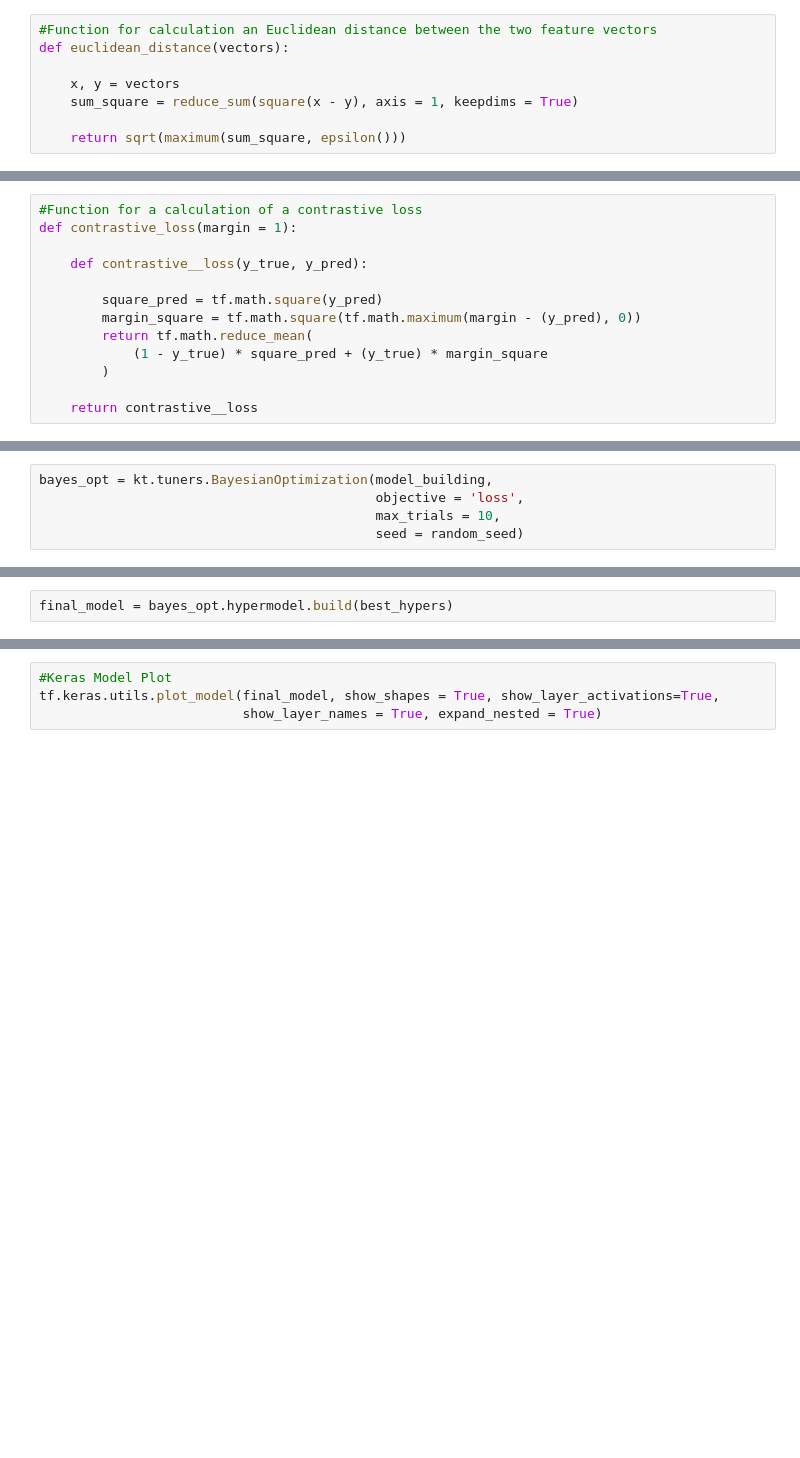
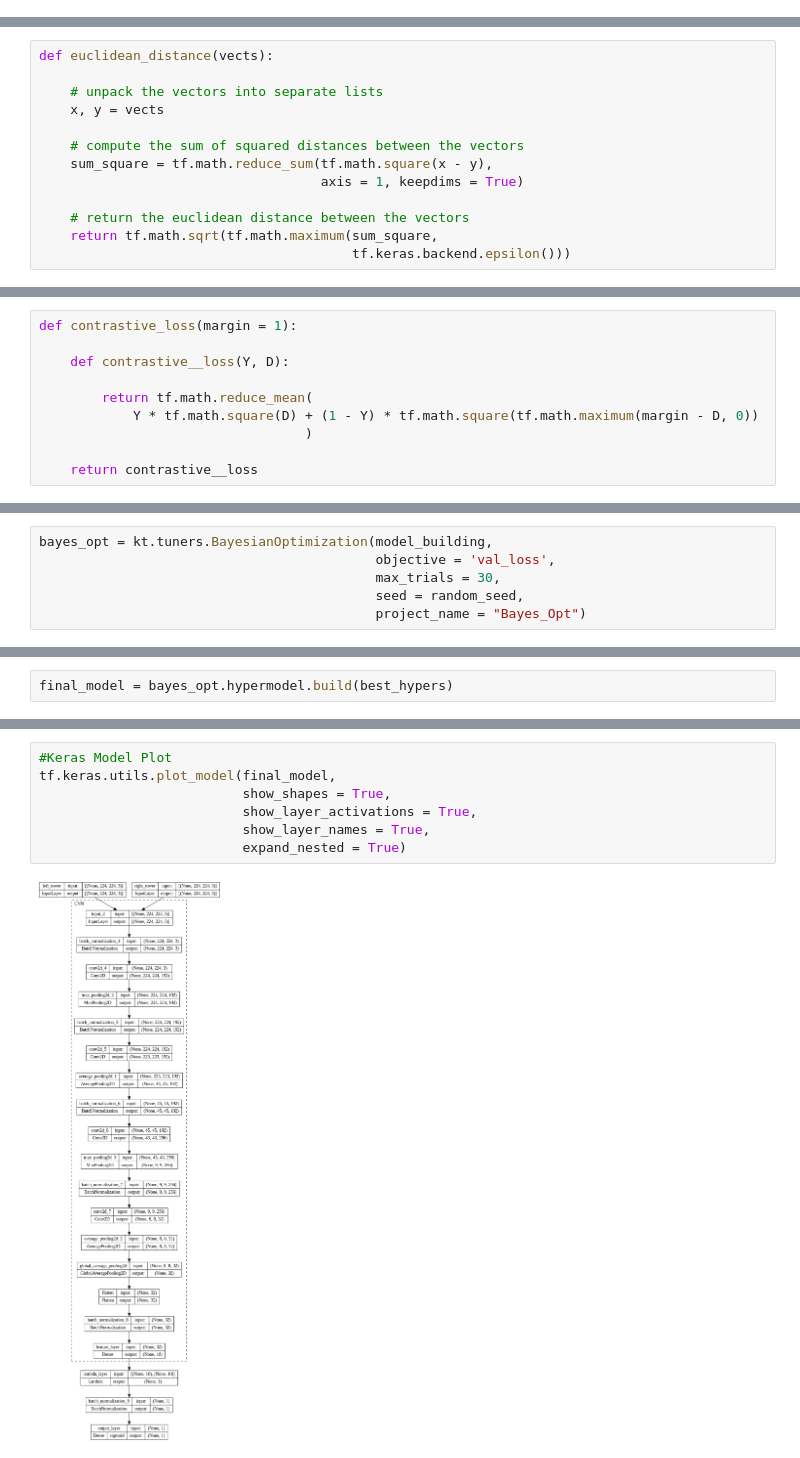
Before and after one commit to petr-ngn/ML_Siamese_Neural_Networks, a Jupyter notebook: 03_Modelling.ipynb, the cells around one changed output, grey strips where cells are left out. Cells and saved outputs as stored; diff of their text form; blank space fills up the shorter version.

```diff
--- a/03_Modelling.ipynb
+++ b/03_Modelling.ipynb
@@ -89,8 +124,0 @@ print('test set:', tf.data.experimental.cardinality(test_tf).numpy())
-# %%
-#Function for calculation an Euclidean distance between the two feature vectors
-def euclidean_distance(vectors):
-
-    x, y = vectors
-    sum_square = reduce_sum(square(x - y), axis = 1, keepdims = True)
-
-    return sqrt(maximum(sum_square, epsilon()))
@@ -96,0 +129,13 @@ def euclidean_distance(vectors):
+# %%
+def euclidean_distance(vects):
+
+    # unpack the vectors into separate lists
+    x, y = vects
+
+    # compute the sum of squared distances between the vectors
+    sum_square = tf.math.reduce_sum(tf.math.square(x - y),
+                                    axis = 1, keepdims = True)
+
+    # return the euclidean distance between the vectors
+    return tf.math.sqrt(tf.math.maximum(sum_square,
+                                        tf.keras.backend.epsilon()))
@@ -97,13 +144,10 @@ def euclidean_distance(vectors):
 # %%
-#Function for a calculation of a contrastive loss
 def contrastive_loss(margin = 1):
 
-    def contrastive__loss(y_true, y_pred):
+    def contrastive__loss(Y, D):
 
-        square_pred = tf.math.square(y_pred)
-        margin_square = tf.math.square(tf.math.maximum(margin - (y_pred), 0))
         return tf.math.reduce_mean(
-            (1 - y_true) * square_pred + (y_true) * margin_square
-        )
+            Y * tf.math.square(D) + (1 - Y) * tf.math.square(tf.math.maximum(margin - D, 0))
+                                  )
 
     return contrastive__loss
@@ -165,5 +269,6 @@ def model_building(hp):
 # %%
 bayes_opt = kt.tuners.BayesianOptimization(model_building,
-                                           objective = 'loss',
-                                           max_trials = 10,
-                                           seed = random_seed)
+                                           objective = 'val_loss',
+                                           max_trials = 30,
+                                           seed = random_seed,
+                                           project_name = "Bayes_Opt")
@@ -204,6 +320,11 @@ visualkeras.layered_view(final_model, legend=True)
 # %%
 #Keras Model Plot
-tf.keras.utils.plot_model(final_model, show_shapes = True, show_layer_activations=True,
-                          show_layer_names = True, expand_nested = True)
+tf.keras.utils.plot_model(final_model,
+                          show_shapes = True,
+                          show_layer_activations = True,
+                          show_layer_names = True,
+                          expand_nested = True)
+# %% [output]
+[figure, added]
 # %%
 final_model.summary()
```
Also changed, not shown: parts of 56 cells of this notebook.
